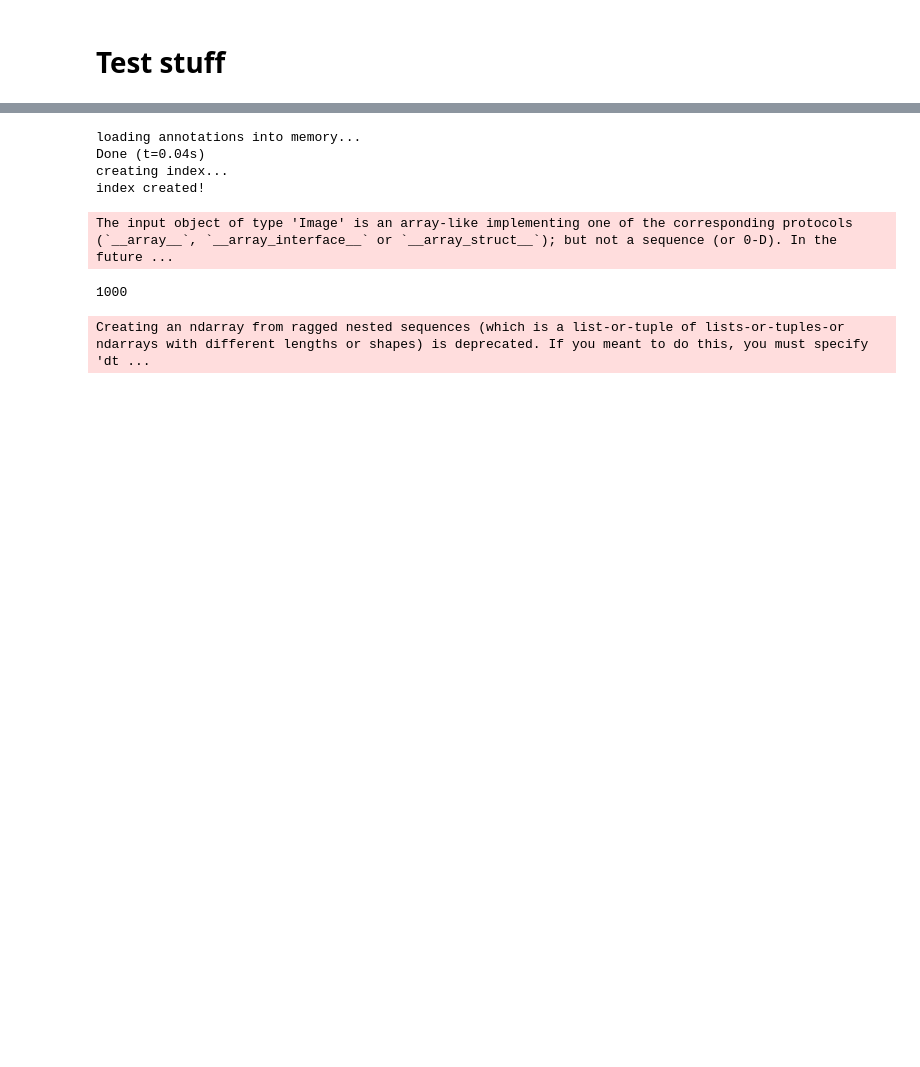
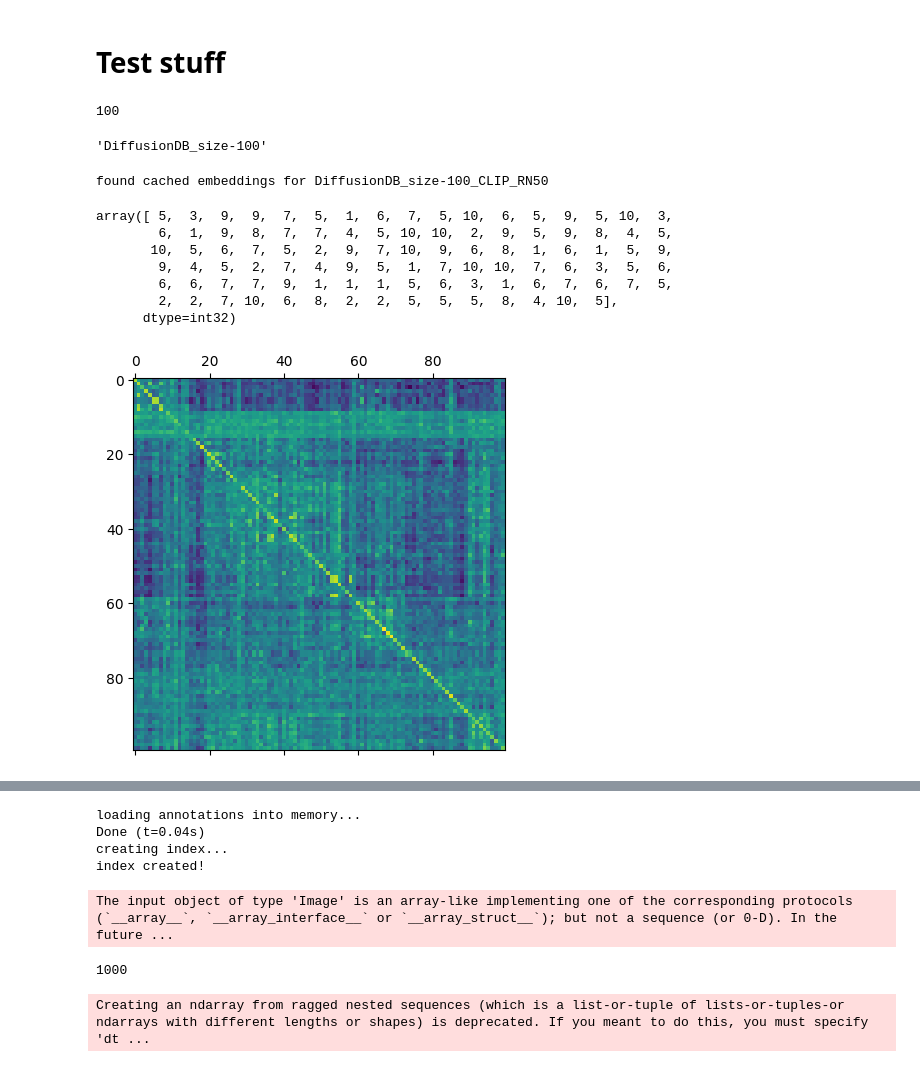
Before and after one commit to ginihumer/Amumo, a Jupyter notebook: notebooks/explore_clip.ipynb, the cells around one changed output, grey strips where cells are left out. Drawn from its saved outputs; the diff is of its cells as text; code cells hidden in the pictures; blank space fills up the shorter version.

```diff
--- a/notebooks/explore_clip.ipynb
+++ b/notebooks/explore_clip.ipynb
@@ -842,3 +843,42 @@ _ = get_textual_label_for_cluster([1,2,3,4,5,6,7,8,9,10], all_prompts)
 # 0.0s
 # %% [markdown]
 # Test stuff
+# %%
+def get_data_helper(dataset, filters=[], method=any):
+    all_images, all_prompts = dataset.get_filtered_data(filters, method=method)
+    print(len(all_images))
+
+    dataset_name = dataset.name
+    if len(filters) > 0:
+        dataset_name = dataset_name + '_filter-' + method.__name__ + '_' + '-'.join(filters)
+    else:
+        dataset_name = dataset_name + '_size-%i'%len(all_images)
+
+    return all_images, all_prompts, dataset_name
+
+all_images, all_prompts, dataset_name = get_data_helper(dataset, filters=[], method=any) # filters = ["dog"], method=all
+dataset_name
+# %% [output]
+100
+'DiffusionDB_size-100'
+# %%
+image_embedding, text_embedding = get_embedding('CLIP', dataset_name, all_images, all_prompts)
+similarity_texts_images, similarity_all = get_similarity(image_embedding, text_embedding)
+# %% [output]
+found cached embeddings for DiffusionDB_size-100_CLIP_RN50
+# %%
+linkage = sch.linkage(1-similarity_texts_images, method='complete')
+cluster_distance_threshold = (1-similarity_texts_images).max()/2
+idx_to_cluster_array = sch.fcluster(linkage, 10, criterion='maxclust')
+idx = np.argsort(idx_to_cluster_array)
+plt.matshow(similarity_texts_images[idx, :][:, idx])
+idx_to_cluster_array
+# %% [output]
+array([ 5,  3,  9,  9,  7,  5,  1,  6,  7,  5, 10,  6,  5,  9,  5, 10,  3,
+        6,  1,  9,  8,  7,  7,  4,  5, 10, 10,  2,  9,  5,  9,  8,  4,  5,
+       10,  5,  6,  7,  5,  2,  9,  7, 10,  9,  6,  8,  1,  6,  1,  5,  9,
+        9,  4,  5,  2,  7,  4,  9,  5,  1,  7, 10, 10,  7,  6,  3,  5,  6,
+        6,  6,  7,  7,  9,  1,  1,  1,  5,  6,  3,  1,  6,  7,  6,  7,  5,
+        2,  2,  7, 10,  6,  8,  2,  2,  5,  5,  5,  8,  4, 10,  5],
+      dtype=int32)
+[figure, added]
```
Also changed, not shown: parts of 13 cells of this notebook, 5 other files.
